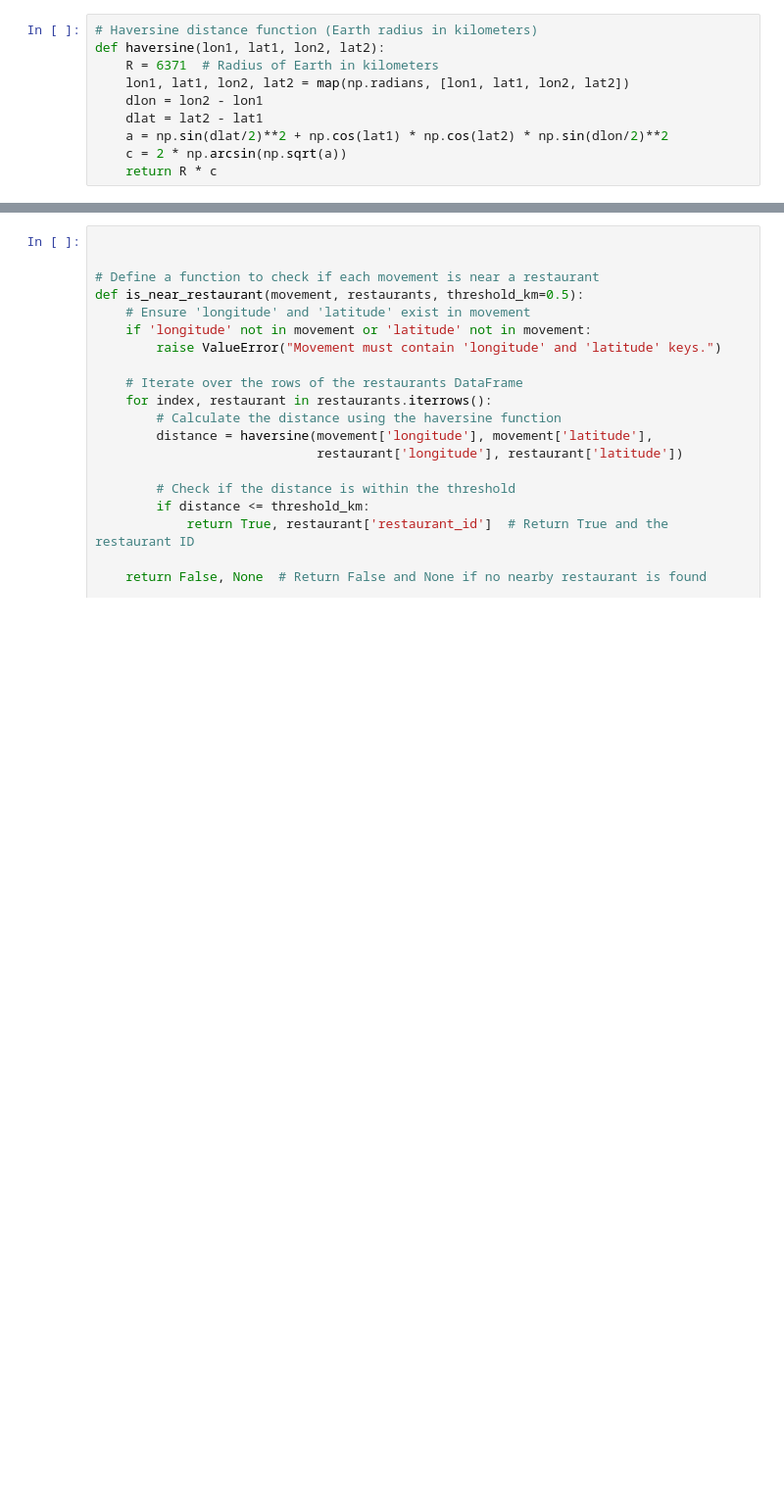
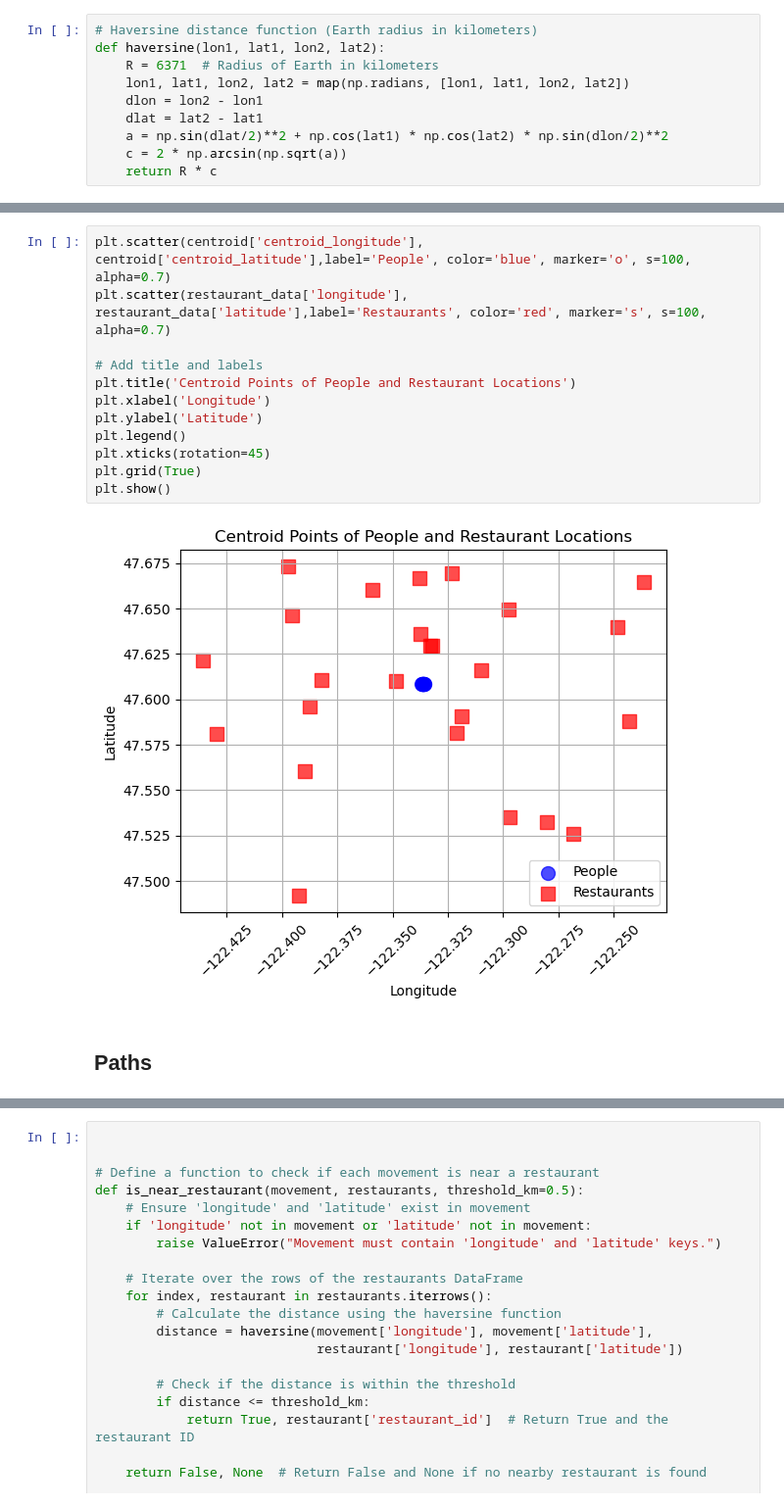
Before and after one commit to Cass-1/detecting-dine-out-patterns, a Jupyter notebook: src/main.ipynb, the cells around one changed output, grey strips where cells are left out. Shown: that part at 98% size. Saved outputs shown, nothing was run; the diff lists cells and outputs as text; blank space fills up the shorter version.

```diff
--- a/src/main.ipynb
+++ b/src/main.ipynb
@@ -126,0 +119,16 @@ plt.show()
+# %%
+plt.scatter(centroid['centroid_longitude'], centroid['centroid_latitude'],label='People', color='blue', marker='o', s=100, alpha=0.7)
+plt.scatter(restaurant_data['longitude'], restaurant_data['latitude'],label='Restaurants', color='red', marker='s', s=100, alpha=0.7)
+
+# Add title and labels
+plt.title('Centroid Points of People and Restaurant Locations')
+plt.xlabel('Longitude')
+plt.ylabel('Latitude')
+plt.legend()
+plt.xticks(rotation=45)
+plt.grid(True)
+plt.show()
+# %% [output]
+[figure, added]
+# %% [markdown]
+## Paths
```
Also changed, not shown: parts of 14 cells of this notebook.
